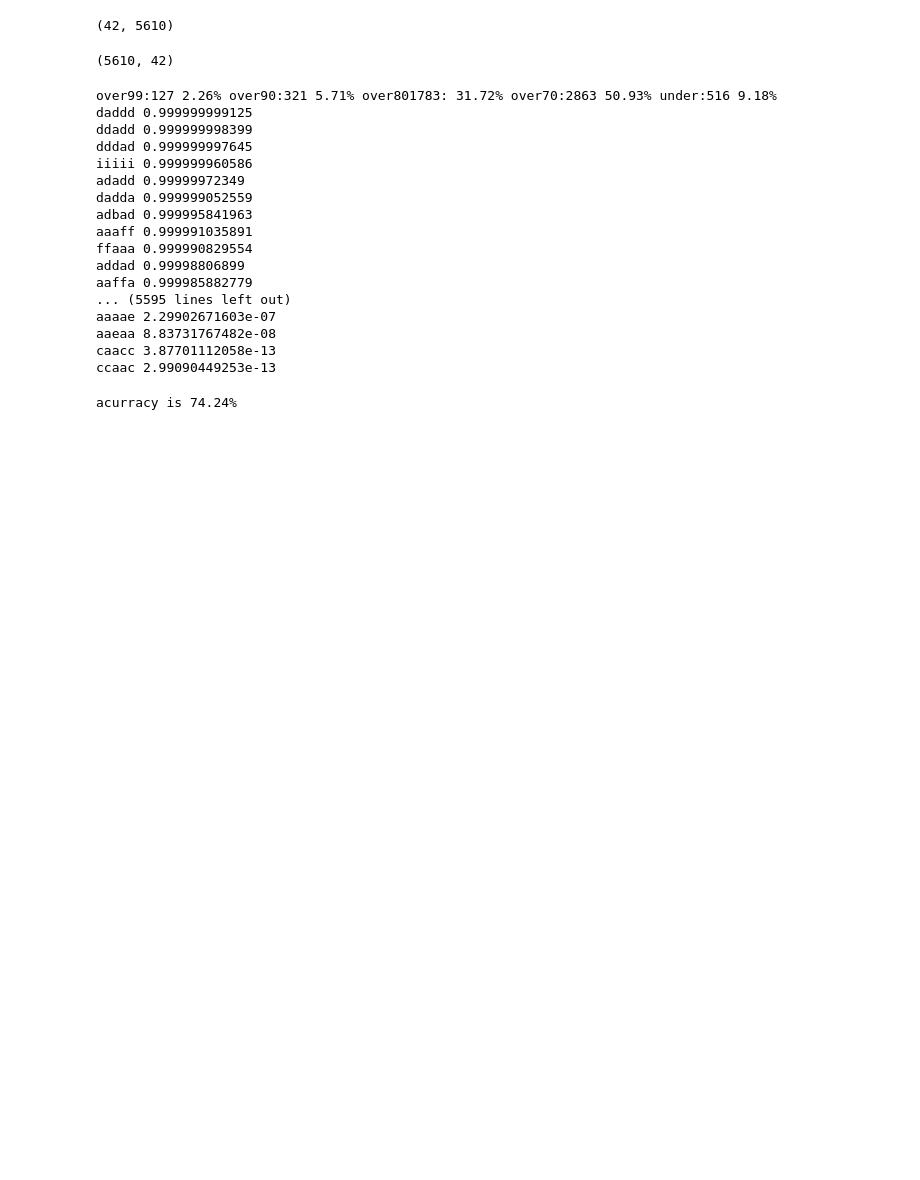
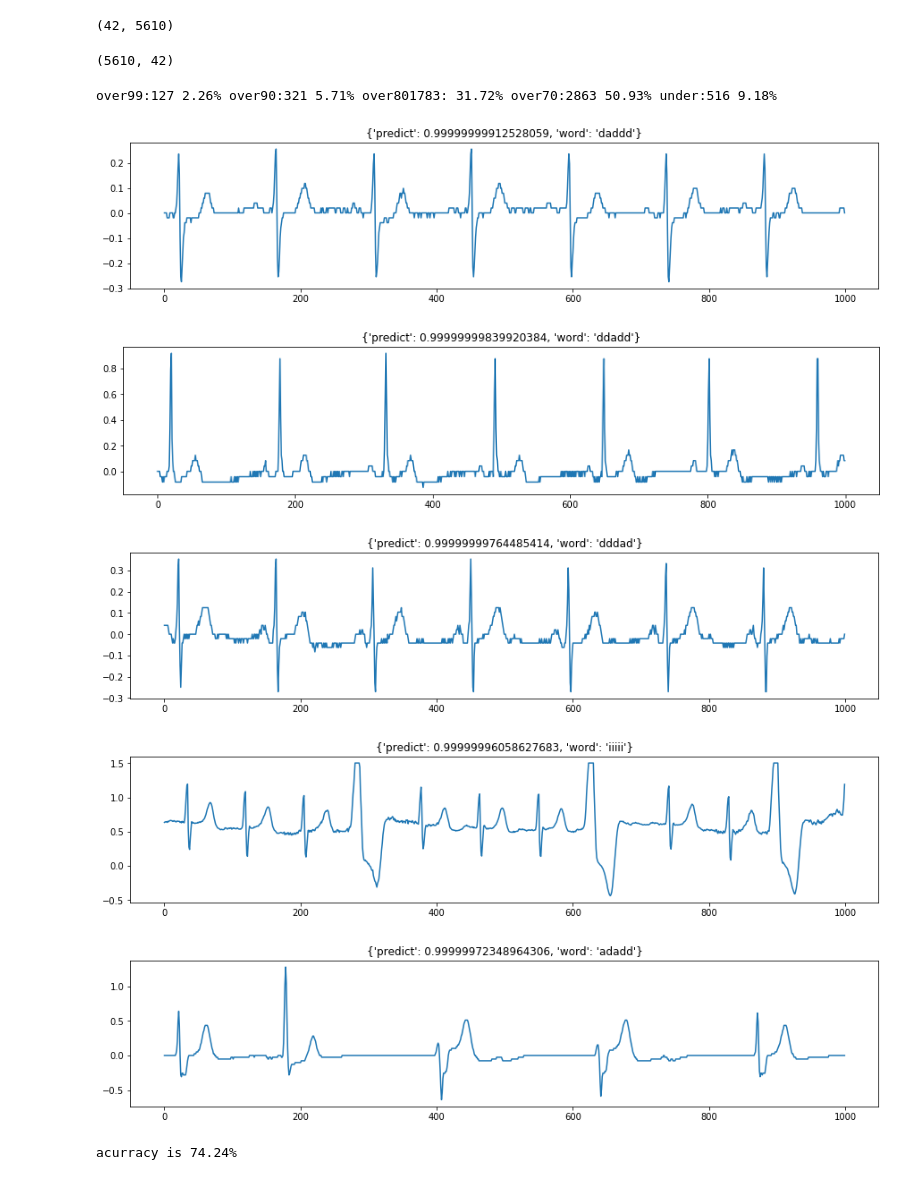
Before and after one commit to davidgutierrez/HeartRatePatterns, a Jupyter notebook: Jupyter/MimicII/0j idendify groups.ipynb, the cells around one changed output. Saved outputs shown, nothing was run; the diff lists cells and outputs as text; code cells hidden in the pictures; blank space fills up the shorter version.

```diff
--- a/Jupyter/MimicII/0j idendify groups.ipynb
+++ b/Jupyter/MimicII/0j idendify groups.ipynb
@@ -89,55 +116,21 @@ compoT = np.transpose(components)
 compoT.shape
 # %% [output]
 (5610, 42)
-# %%
-def sortBeats(compoT,table):
-    predicts = modelnmf.predict_proba(compoT)[:,1]
-    beats = list(table)
-    n99,n90,n80,n70,alive = 0,0,0,0,0
-    sortedBeats = {}
-    for i in range(0,len(predicts)):
-        sortedBeats[beats[i]]=predicts[i]
-        if predicts[i]>.99 :
-            n99+=1
-        else:
-            if predicts[i]>.90 :
-                n90+=1
-            else:
-                if predicts[i]>.80 :
-                    n80+=1
-                else:
-                    if predicts[i]>.70 :
-                        n70+=1
-                    else:
-                        alive+=1
-    print("over99:%d" %n99,"{0:.2%}".format(n99/5621),"over90:%d" %n90,"{0:.2%}".format(n90/5621),"over80%d:"%n80,
-          "{0:.2%}".format(n80/5621),"over70:%d"%n70,"{0:.2%}".format(n70/5621),"under:%d"%alive,
-          "{0:.2%}".format(alive/5621))
-    return sorted(sortedBeats.items(), key=operator.itemgetter(1),reverse=True)
-sortedBeats = sortBeats(compoT,table)
-beatKeys = []
-for key,value in sortedBeats:
-    beatKeys.append(key)
-    print(key,value)
-#print(sortedBeats[:20])
-# %% [output]
-over99:127 2.26% over90:321 5.71% over801783: 31.72% over70:2863 50.93% under:516 9.18%
-daddd 0.999999999125
-ddadd 0.999999998399
-dddad 0.999999997645
-iiiii 0.999999960586
-adadd 0.99999972349
-dadda 0.999999052559
-adbad 0.999995841963
-aaaff 0.999991035891
-ffaaa 0.999990829554
-addad 0.99998806899
-aaffa 0.999985882779
-... (5595 lines left out)
-aaaae 2.29902671603e-07
-aaeaa 8.83731767482e-08
-caacc 3.87701112058e-13
-ccaac 2.99090449253e-13
+# %%
+sortedBeats = sortBeats(compoT,table)
+beatKeys = []
+for value in sortedBeats:
+    beatKeys.append(value['word'])
+# %% [output]
+over99:127 2.26% over90:321 5.71% over801783: 31.72% over70:2863 50.93% under:516 9.18%
+# %%
+plot_word(sortedBeats[:5])
+# %% [output]
+[figure, added]
+[figure, added]
+[figure, added]
+[figure, added]
+[figure, added]
 # %%
 table.sort_values(by=beatKeys)
 survived = table.index.labels[1].tolist()
```
Also changed, not shown: parts of 10 cells of this notebook.
